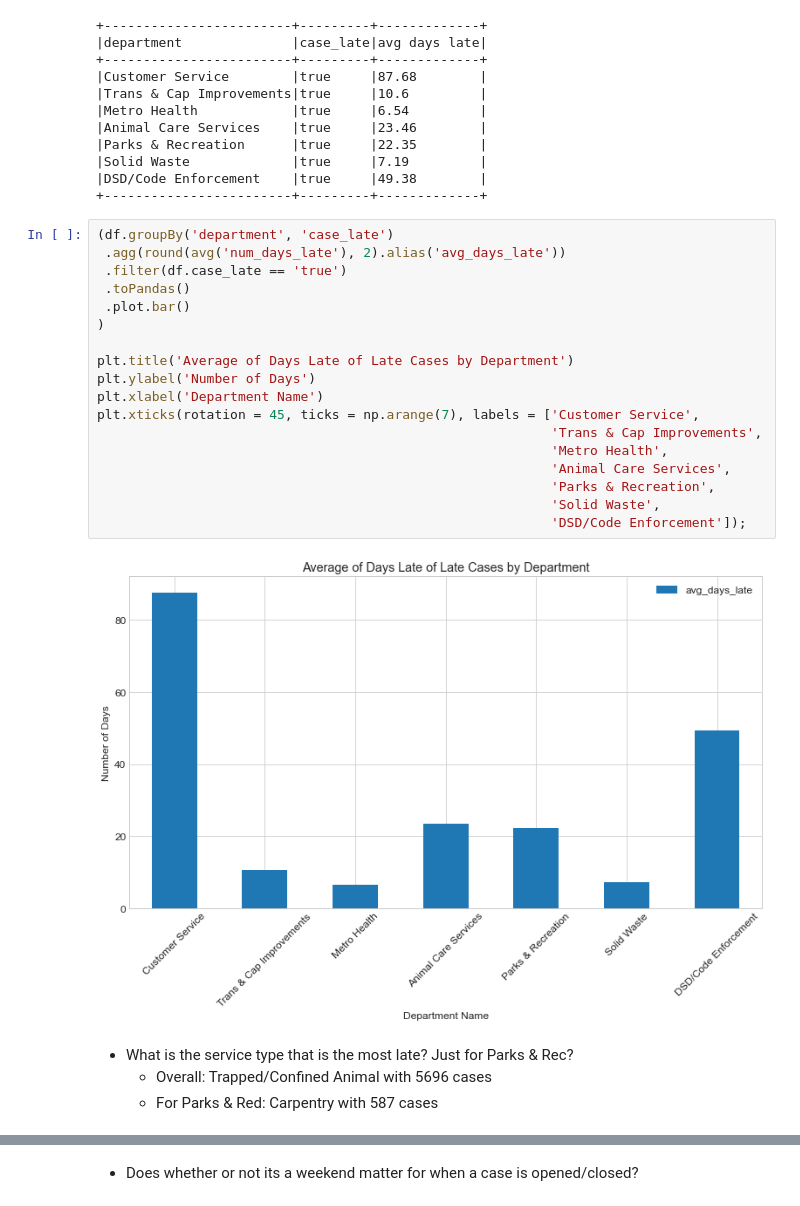
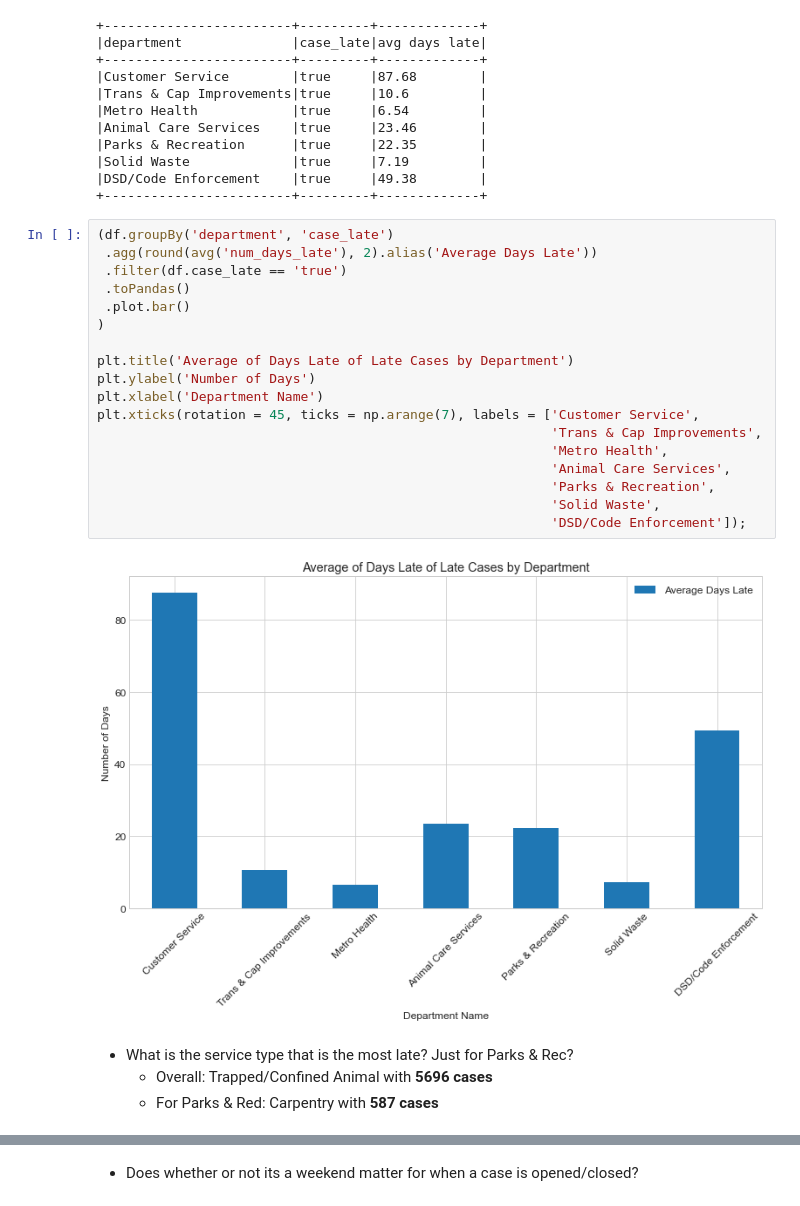
Before and after one commit to david-rodriguez-siller/spark-exercises, a Jupyter notebook: explore_exercises.ipynb, the cells around one changed output, grey strips where cells are left out. Saved outputs shown, nothing was run; the diff lists cells and outputs as text.

```diff
--- a/explore_exercises.ipynb
+++ b/explore_exercises.ipynb
@@ -163,27 +170,27 @@ plt.xticks(rotation = 45, ticks = np.arange(7), labels = ['Customer Service',
 +------------------------+---------+-------------+
 # %%
 (df.groupBy('department', 'case_late')
- .agg(round(avg('num_days_late'), 2).alias('avg_days_late'))
+ .agg(round(avg('num_days_late'), 2).alias('Average Days Late'))
  .filter(df.case_late == 'true')
  .toPandas()
  .plot.bar()
 )
 
 plt.title('Average of Days Late of Late Cases by Department')
 plt.ylabel('Number of Days')
 plt.xlabel('Department Name')
 plt.xticks(rotation = 45, ticks = np.arange(7), labels = ['Customer Service',
                                                           'Trans & Cap Improvements',
                                                           'Metro Health',
                                                           'Animal Care Services',
                                                           'Parks & Recreation',
                                                           'Solid Waste',
                                                           'DSD/Code Enforcement']);
 # %% [output]
-[figure, old version]
+[figure, new version]
 # %% [markdown]
 - What is the service type that is the most late? Just for Parks & Rec?
-    - Overall: Trapped/Confined Animal with 5696 cases
-    - For Parks & Red: Carpentry with 587 cases
+    - Overall: Trapped/Confined Animal with **5696 cases**
+    - For Parks & Red: Carpentry with **587 cases**
 # %%
 (df.groupBy('service_request_type', 'case_late')
```
Also changed, not shown: parts of 9 cells of this notebook.
